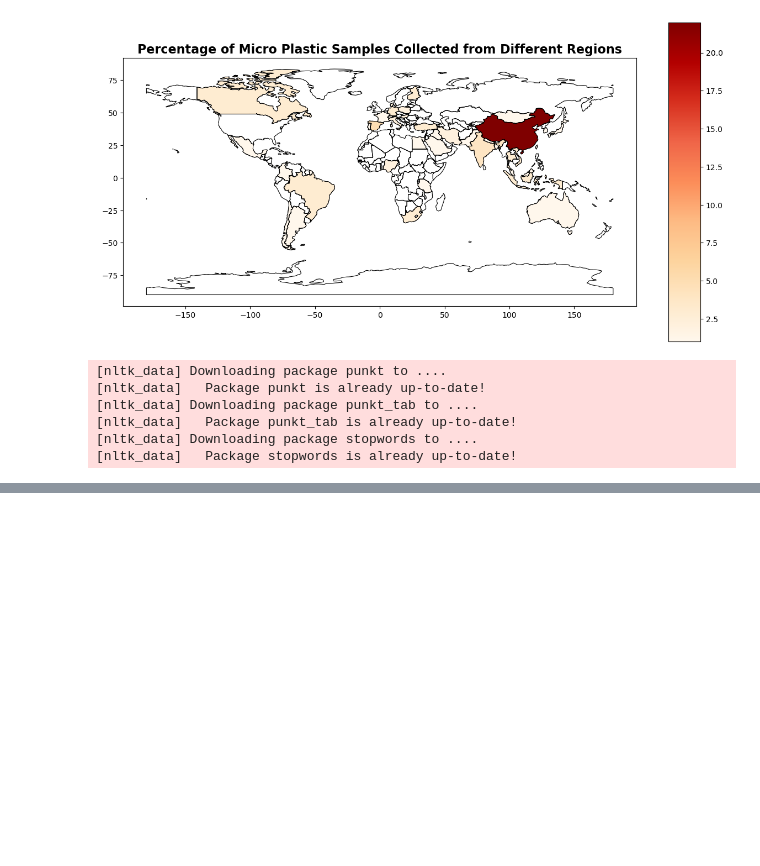
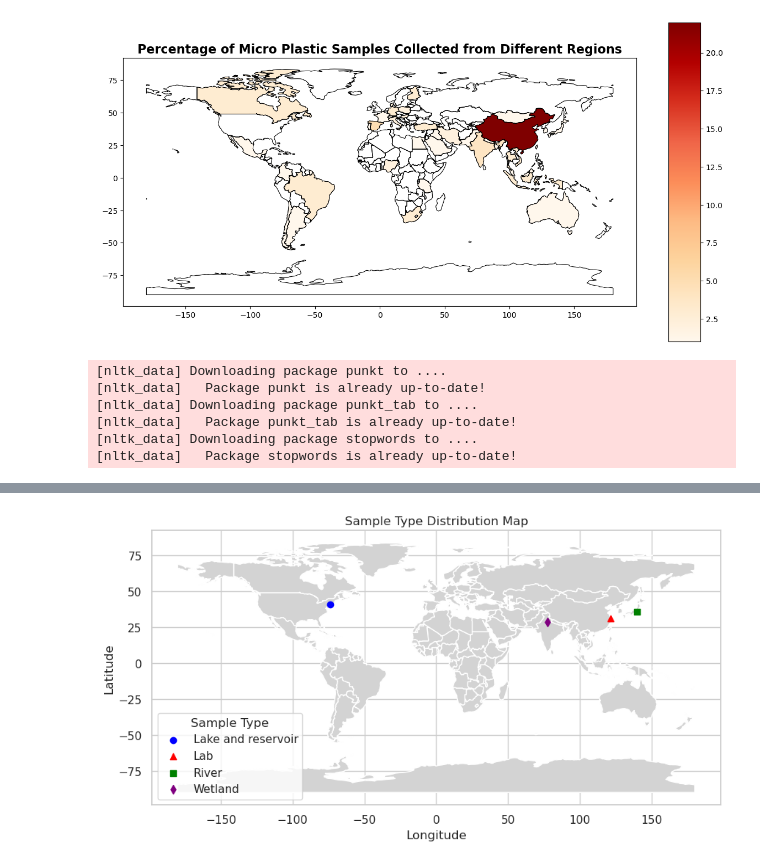
Before and after one commit to awnonbhowmik/MP_CSR, a Jupyter notebook: main.ipynb, the cells around one changed output, grey strips where cells are left out. Drawn from its saved outputs; the diff is of its cells as text; code cells hidden in the pictures; blank space fills up the shorter version.

```diff
--- a/main.ipynb
+++ b/main.ipynb
@@ -197,0 +236,40 @@ plt.show()
+# %%
+import geopandas as gpd
+import matplotlib.pyplot as plt
+import pandas as pd
+
+# Load the base map (Natural Earth shapefiles can be used)
+world = gpd.read_file(gpd.datasets.get_path('naturalearth_lowres'))
+
+# Sample data: Replace this with your data
+data = pd.DataFrame({
+    'Latitude': [40.7128, 31.2304, 35.6895, 28.6139],  # Example latitudes
+    'Longitude': [-74.0060, 121.4737, 139.6917, 77.2090],  # Example longitudes
+    'Sample Type': ['Lake and reservoir', 'Lab', 'River', 'Wetland']
+})
+
+# Convert DataFrame to GeoDataFrame
+gdf = gpd.GeoDataFrame(
+    data, geometry=gpd.points_from_xy(data.Longitude, data.Latitude))
+
+# Plot the base map
+fig, ax = plt.subplots(figsize=(10, 10))
+world.plot(ax=ax, color='lightgrey')
+
+# Plot points with different markers for sample types
+sample_types = data['Sample Type'].unique()
+colors = ['blue', 'red', 'green', 'purple', 'orange']  # Colors for different types
+markers = ['o', '^', 's', 'd', 'p']  # Different markers for types
+
+for i, sample_type in enumerate(sample_types):
+    subset = gdf[gdf['Sample Type'] == sample_type]
+    subset.plot(ax=ax, color=colors[i], marker=markers[i], label=sample_type)
+
+# Add legend and labels
+plt.legend(title="Sample Type", loc='lower left')
+plt.title("Sample Type Distribution Map")
+plt.xlabel("Longitude")
+plt.ylabel("Latitude")
+plt.show()
+# %% [output]
+[figure, added]
```
Also changed, not shown: parts of 4 cells of this notebook, 5 other files.
